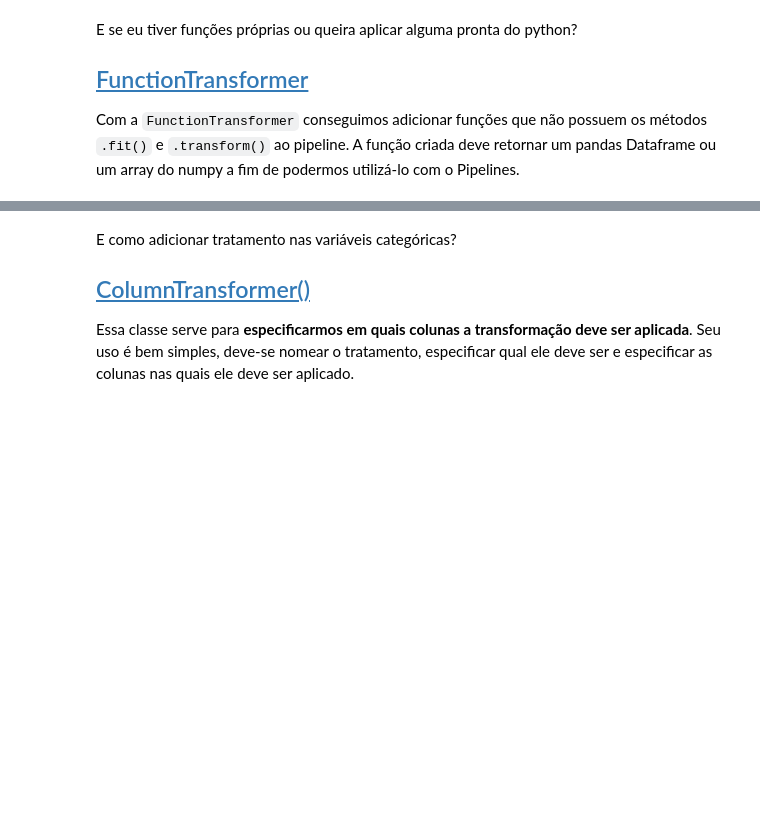
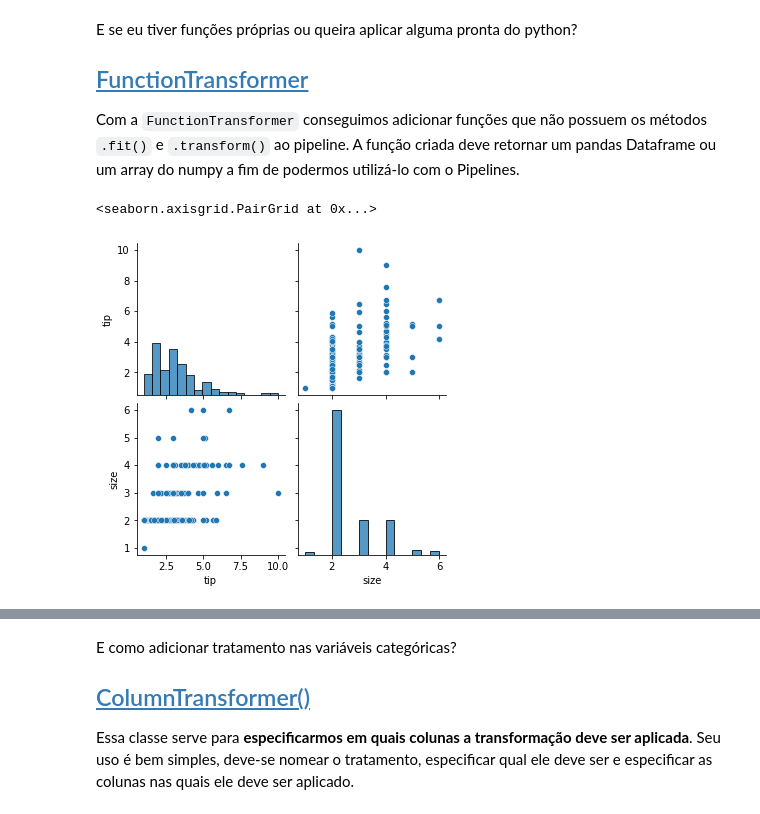
Before and after one commit to patriciacatandi/Lets_Code_DS_Degree_Alunos_ML, a Jupyter notebook: Módulo 9 - Machine Learning I/7_Pipelines/Pipeline.ipynb, the cells around one changed output, grey strips where cells are left out. Saved outputs shown, nothing was run; the diff lists cells and outputs as text; code cells hidden in the pictures; blank space fills up the shorter version.

```diff
--- a/Módulo 9 - Machine Learning I/7_Pipelines/Pipeline.ipynb
+++ b/Módulo 9 - Machine Learning I/7_Pipelines/Pipeline.ipynb
@@ -174,6 +413,11 @@ E se eu tiver funções próprias ou queira aplicar alguma pronta do python?
 
 ## [FunctionTransformer](https://scikit-learn.org/stable/modules/generated/sklearn.preprocessing.FunctionTransformer.html)
 Com a `FunctionTransformer` conseguimos adicionar funções que não possuem os métodos `.fit()` e `.transform()` ao pipeline. A função criada deve retornar um pandas Dataframe ou um array do numpy a fim de podermos utilizá-lo com o Pipelines.
+# %%
+sns.pairplot(data=X_train)
+# %% [output]
+<seaborn.axisgrid.PairGrid at 0x...>
+[figure, added]
 # %%
 from sklearn.preprocessing import FunctionTransformer
 
```
Also changed, not shown: parts of 29 cells of this notebook, 1 other file.
